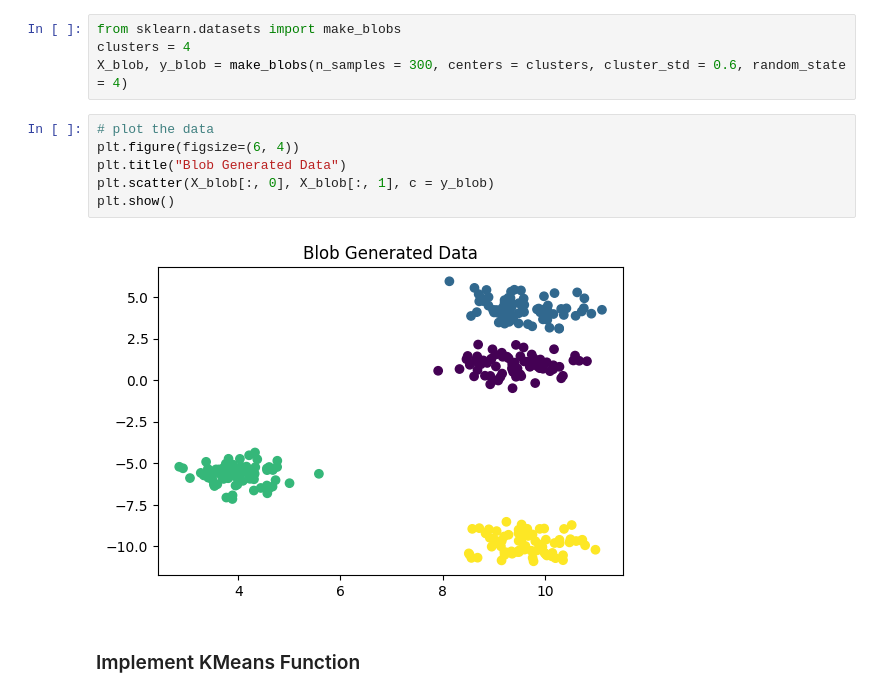
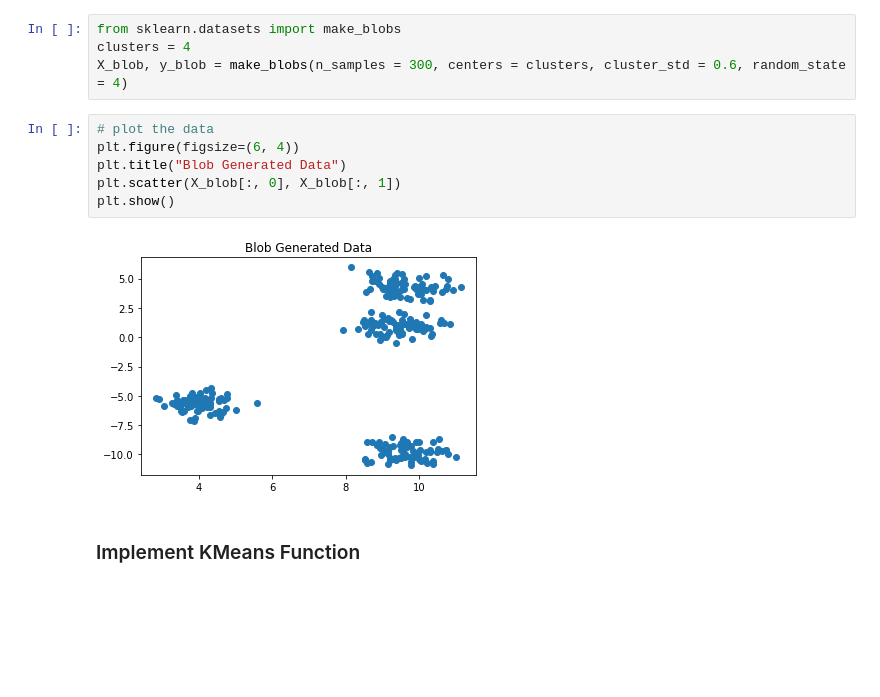
Before and after one commit to tasnimahmed11/applied-ml-spring-2023, a Jupyter notebook: MiniProject_4_KMeansPCA.ipynb, the cells around one changed output. Cells and saved outputs as stored; diff of their text form; blank space fills up the shorter version.

```diff
--- a/MiniProject_4_KMeansPCA.ipynb
+++ b/MiniProject_4_KMeansPCA.ipynb
@@ -16,11 +16,11 @@ X_blob, y_blob = make_blobs(n_samples = 300, centers = clusters, cluster_std = 0
 # %%
 # plot the data
 plt.figure(figsize=(6, 4))
 plt.title("Blob Generated Data")
-plt.scatter(X_blob[:, 0], X_blob[:, 1], c = y_blob)
+plt.scatter(X_blob[:, 0], X_blob[:, 1])
 plt.show()
 # %% [output]
-[figure, old version]
+[figure, new version]
 # %% [markdown]
 ### Implement KMeans Function
 # %%
```
Also changed, not shown: parts of 63 cells of this notebook.
